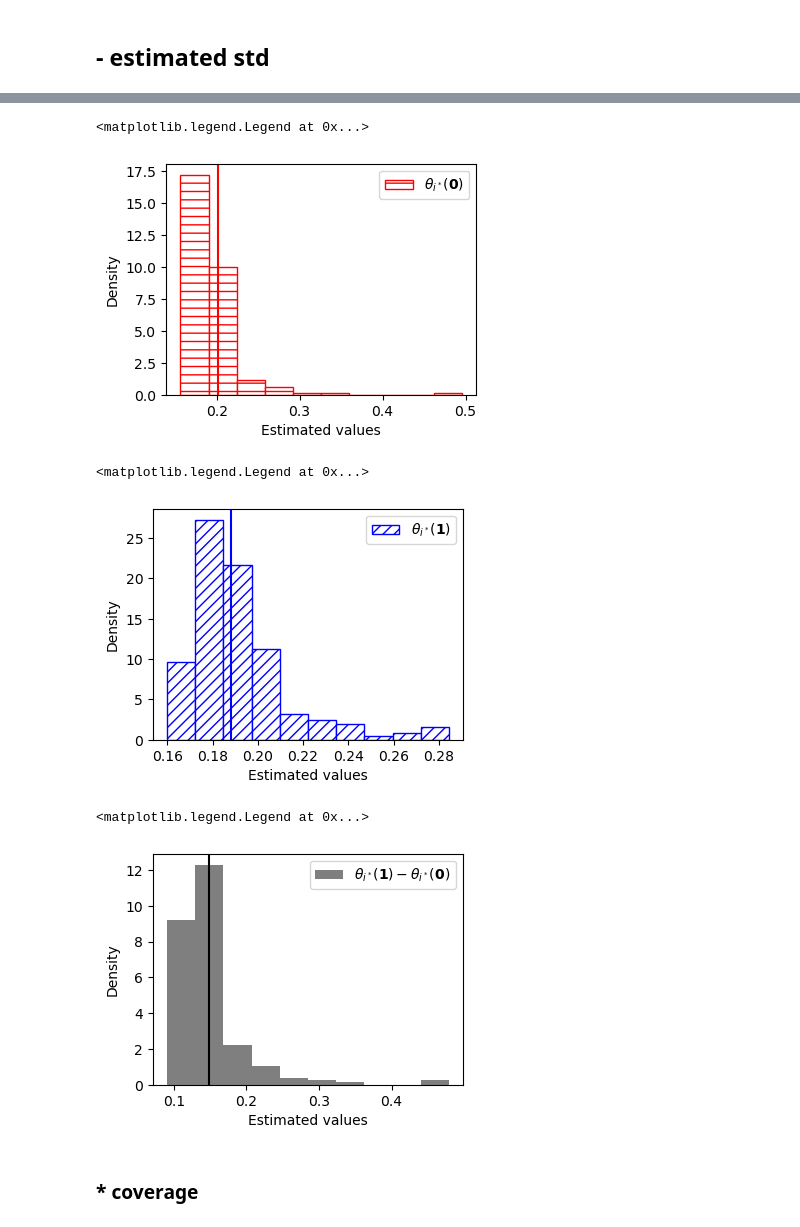
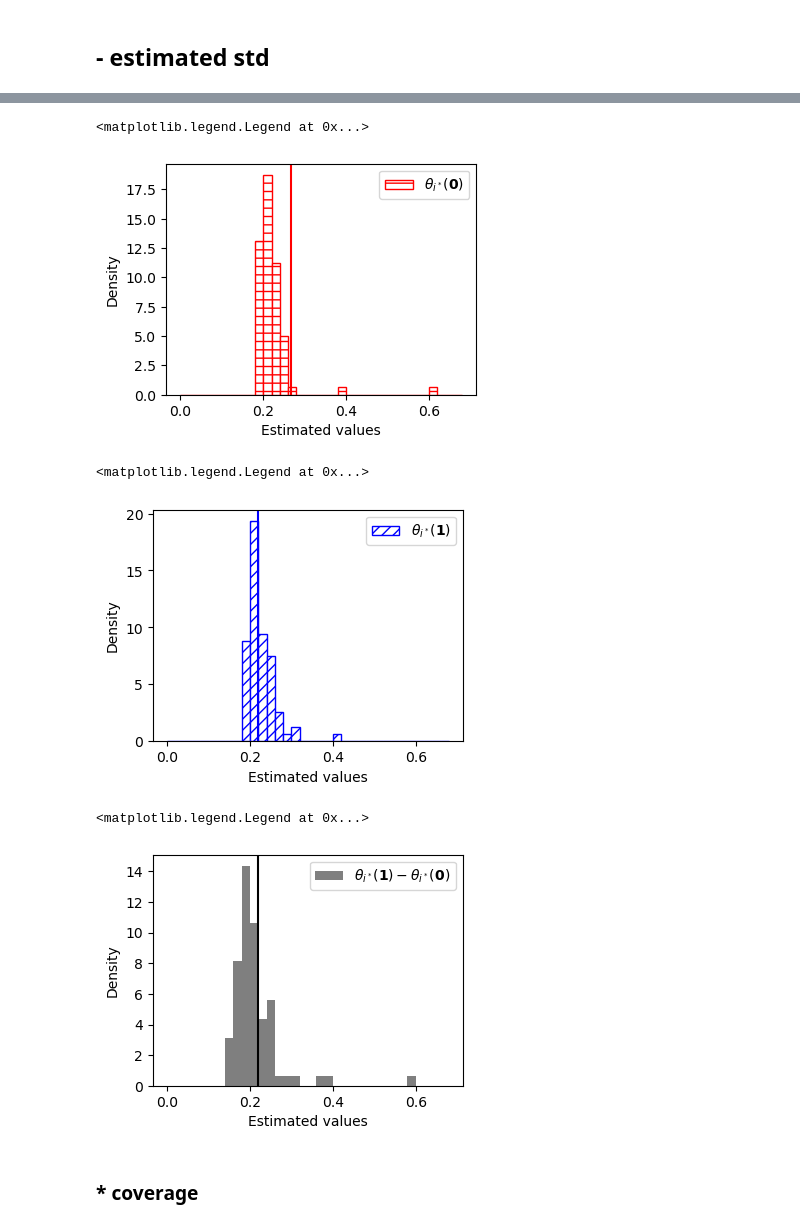
Before and after one commit to HeejongBong/KECENI, a Jupyter notebook: example/Section_5_1/03_rep_keceni.ipynb, the cells around one changed output, grey strips where cells are left out. Cells and saved outputs as stored; diff of their text form; code cells hidden in the pictures.

```diff
--- a/example/Section_5_1/03_rep_keceni.ipynb
+++ b/example/Section_5_1/03_rep_keceni.ipynb
@@ -207,33 +207,33 @@ np.nanmean(sd0s_hac_dr, 0), np.nanmean(sd1s_hac_dr, 0), np.nanmean(sdds_hac_dr,
 # %%
 fig = plt.figure(figsize=(4,3))
 plt.hist(sd0s_hac_dr[:,0], density=True,
-         facecolor='white', edgecolor='red', hatch="--",
+         facecolor='white', edgecolor='red', hatch="--", bins=np.arange(0,0.7,0.02),
          label=r'$\theta_{i^*}(\mathbf{0})$')
 plt.axvline(np.std(YDRs_0), color='red')
 plt.xlabel('Estimated values'); plt.ylabel('Density'); plt.legend()
 # %% [output]
 <matplotlib.legend.Legend at 0x...>
-[figure, old version]
+[figure, new version]
 # %%
 fig = plt.figure(figsize=(4,3))
 plt.hist(sd1s_hac_dr[:,0], density=True,
-         facecolor='white', edgecolor='blue', hatch="///",
+         facecolor='white', edgecolor='blue', hatch="///", bins=np.arange(0,0.7,0.02),
          label=r'$\theta_{i^*}(\mathbf{1})$')
 plt.axvline(np.std(YDRs_1), color='blue')
 plt.xlabel('Estimated values'); plt.ylabel('Density'); plt.legend()
 # %% [output]
 <matplotlib.legend.Legend at 0x...>
-[figure, old version]
+[figure, new version]
 # %%
 fig = plt.figure(figsize=(4,3))
-plt.hist(sdds_hac_dr[:,0], color='black', alpha=0.5,
+plt.hist(sdds_hac_dr[:,0], color='black', alpha=0.5, bins=np.arange(0,0.7,0.02),
          density=True,
          label=r'$\theta_{i^*}(\mathbf{1}) - \theta_{i^*}(\mathbf{0})$')
 plt.axvline(np.std(YDRs_d), color='black')
 plt.xlabel('Estimated values'); plt.ylabel('Density'); plt.legend()
 # %% [output]
 <matplotlib.legend.Legend at 0x...>
-[figure, old version]
+[figure, new version]
 # %% [markdown]
 ### * coverage
 # %%
```
Also changed, not shown: parts of 20 cells of this notebook, 2 other files.
